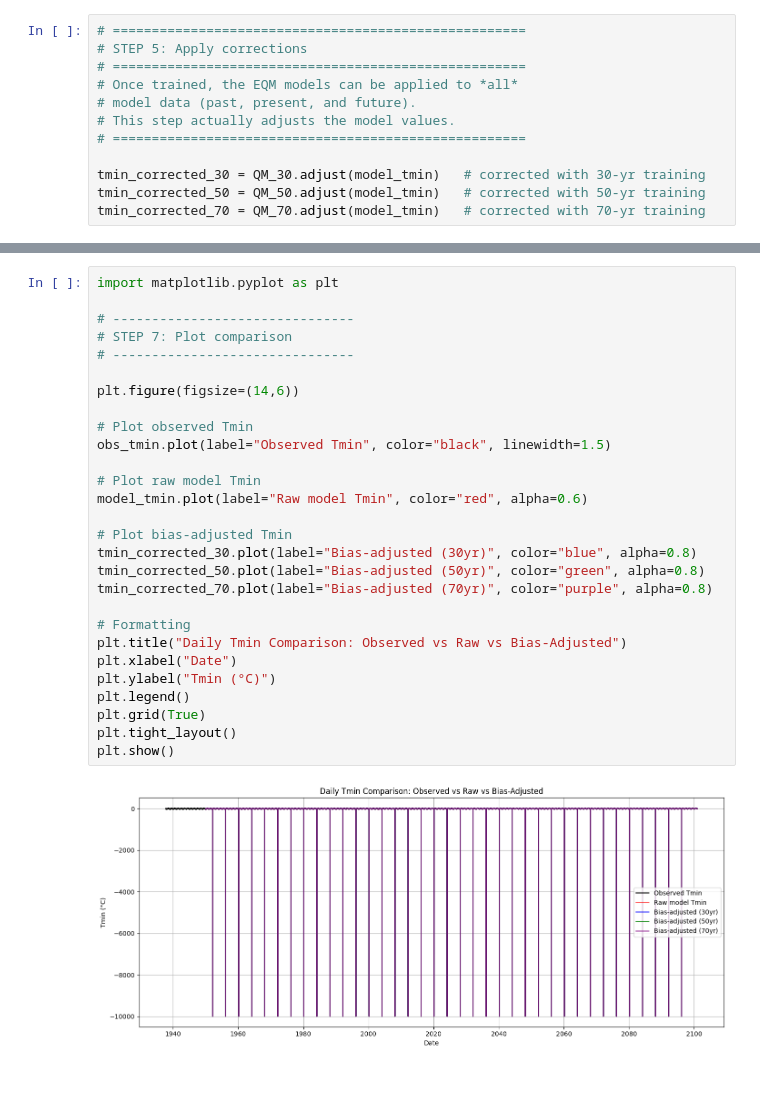
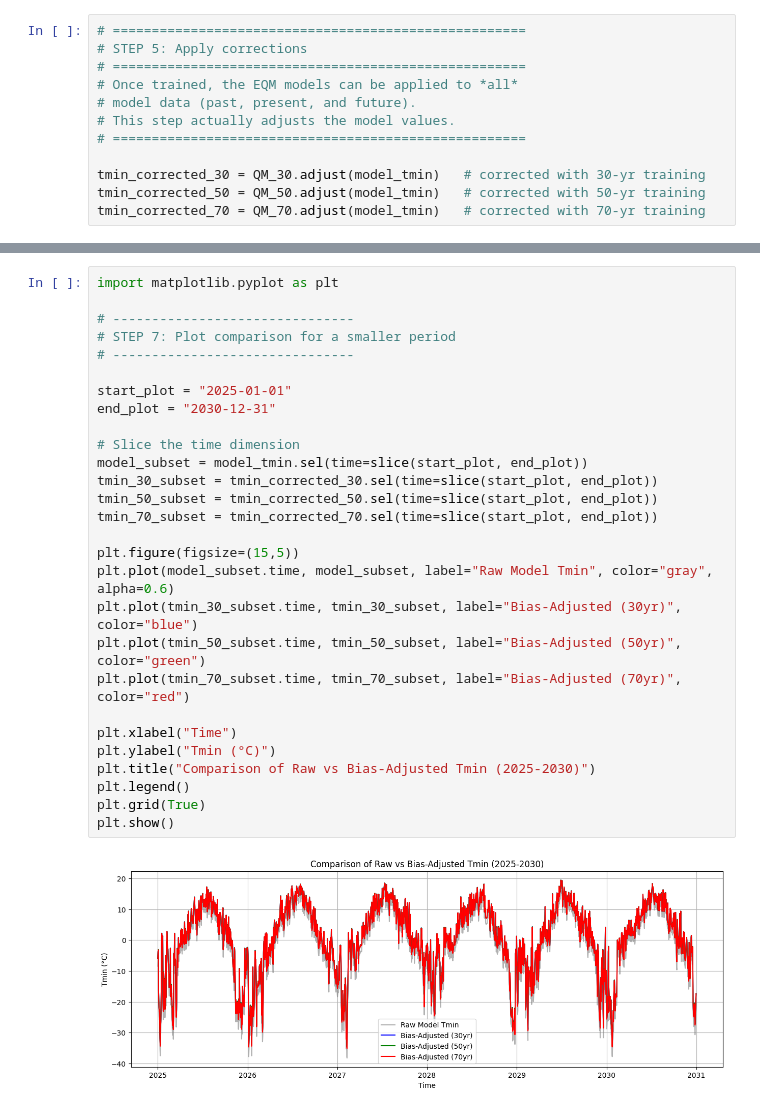
Before and after one commit to LucasSpielman/EDM-Bias-Adjustment, a Jupyter notebook: Mel Bias Adjustment.ipynb, the cells around one changed output, grey strips where cells are left out. Drawn from its saved outputs; the diff is of its cells as text; blank space fills up the shorter version.

Commit message:
adjusted some of the plotting and such

```diff
--- a/Mel Bias Adjustment.ipynb
+++ b/Mel Bias Adjustment.ipynb
@@ -179,30 +199,30 @@ Bias-adjusted (70yr window): 0.572
-# %%
-import matplotlib.pyplot as plt
-
-# -------------------------------
-# STEP 7: Plot comparison
-# -------------------------------
-
-plt.figure(figsize=(14,6))
-
-# Plot observed Tmin
-obs_tmin.plot(label="Observed Tmin", color="black", linewidth=1.5)
-
-# Plot raw model Tmin
-model_tmin.plot(label="Raw model Tmin", color="red", alpha=0.6)
-
-# Plot bias-adjusted Tmin
-tmin_corrected_30.plot(label="Bias-adjusted (30yr)", color="blue", alpha=0.8)
-tmin_corrected_50.plot(label="Bias-adjusted (50yr)", color="green", alpha=0.8)
-tmin_corrected_70.plot(label="Bias-adjusted (70yr)", color="purple", alpha=0.8)
-
-# Formatting
-plt.title("Daily Tmin Comparison: Observed vs Raw vs Bias-Adjusted")
-plt.xlabel("Date")
-plt.ylabel("Tmin (°C)")
-plt.legend()
-plt.grid(True)
-plt.tight_layout()
-plt.show()
-# %% [output]
-[figure, removed]
+# %%
+import matplotlib.pyplot as plt
+
+# -------------------------------
+# STEP 7: Plot comparison for a smaller period
+# -------------------------------
+
+start_plot = "2025-01-01"
+end_plot = "2030-12-31"
+
+# Slice the time dimension
+model_subset = model_tmin.sel(time=slice(start_plot, end_plot))
+tmin_30_subset = tmin_corrected_30.sel(time=slice(start_plot, end_plot))
+tmin_50_subset = tmin_corrected_50.sel(time=slice(start_plot, end_plot))
+tmin_70_subset = tmin_corrected_70.sel(time=slice(start_plot, end_plot))
+
+plt.figure(figsize=(15,5))
+plt.plot(model_subset.time, model_subset, label="Raw Model Tmin", color="gray", alpha=0.6)
+plt.plot(tmin_30_subset.time, tmin_30_subset, label="Bias-Adjusted (30yr)", color="blue")
+plt.plot(tmin_50_subset.time, tmin_50_subset, label="Bias-Adjusted (50yr)", color="green")
+plt.plot(tmin_70_subset.time, tmin_70_subset, label="Bias-Adjusted (70yr)", color="red")
+
+plt.xlabel("Time")
+plt.ylabel("Tmin (°C)")
+plt.title("Comparison of Raw vs Bias-Adjusted Tmin (2025-2030)")
+plt.legend()
+plt.grid(True)
+plt.show()
+# %% [output]
+[figure, added]
```
Also changed, not shown: parts of 3 cells of this notebook, 1 other file.
